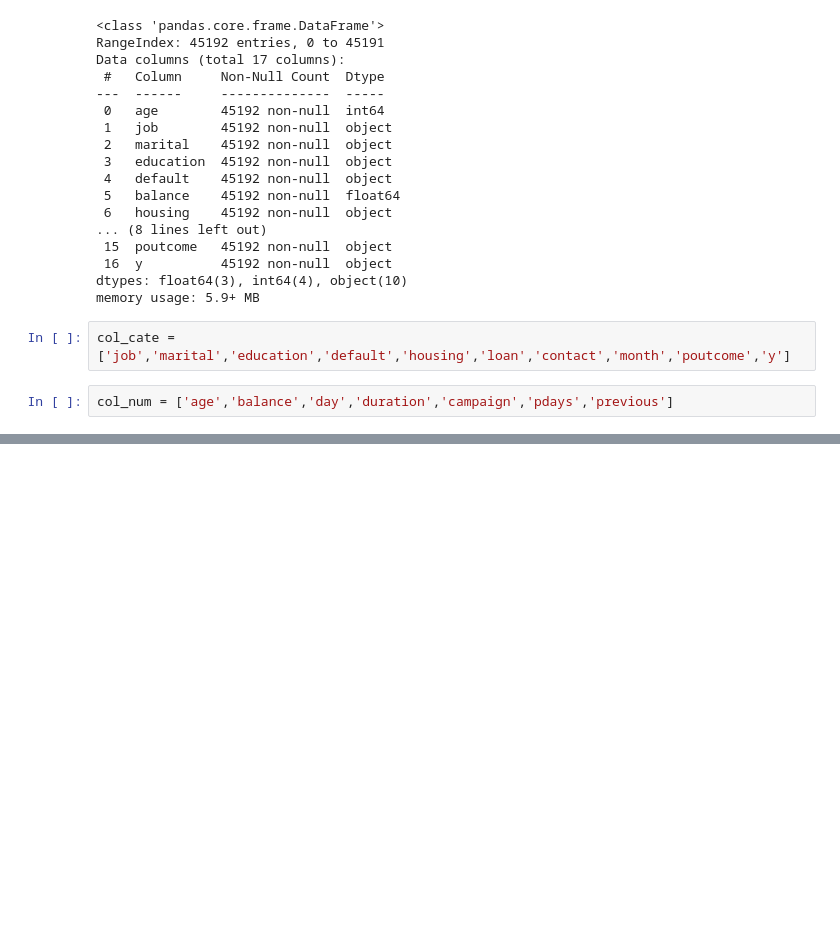
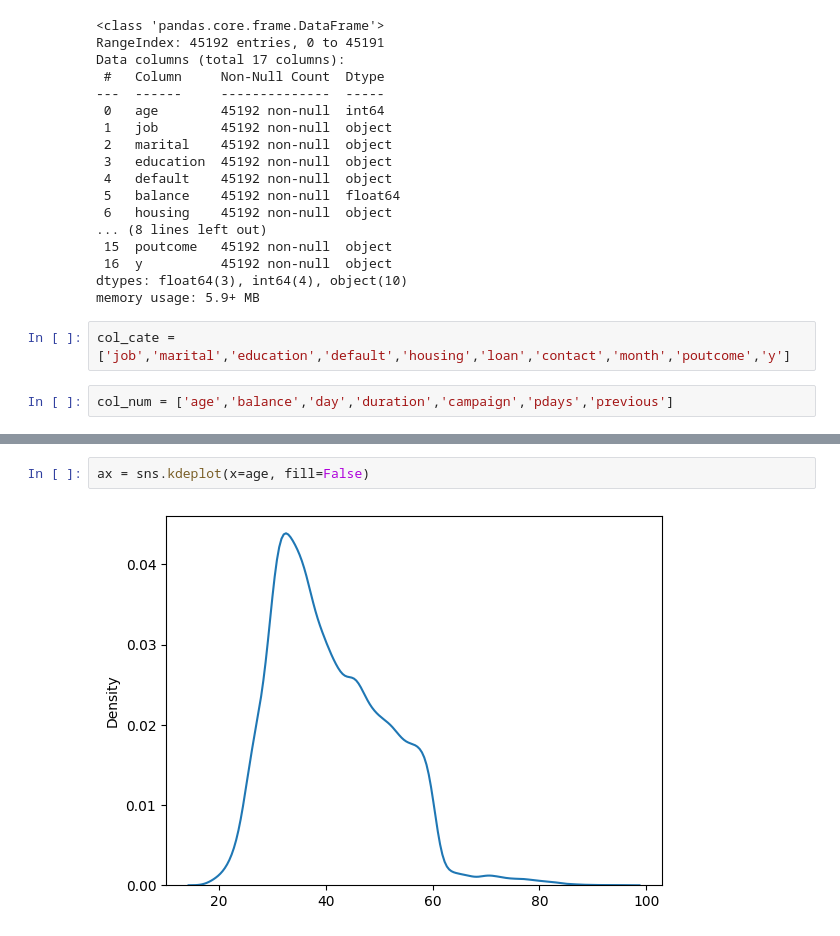
Before and after one commit to asegura4488/CienciaDatos, a Jupyter notebook: Semana3/Sesion6.ipynb, the cells around one changed output, grey strips where cells are left out. Saved outputs shown, nothing was run; the diff lists cells and outputs as text; blank space fills up the shorter version.

```diff
--- a/Semana3/Sesion6.ipynb
+++ b/Semana3/Sesion6.ipynb
@@ -57,0 +105,4 @@ for i, col in enumerate(col_cate):
+# %%
+ax = sns.kdeplot(x=age, fill=False)
+# %% [output]
+[figure, added]
```
Also changed, not shown: parts of 9 cells of this notebook.
